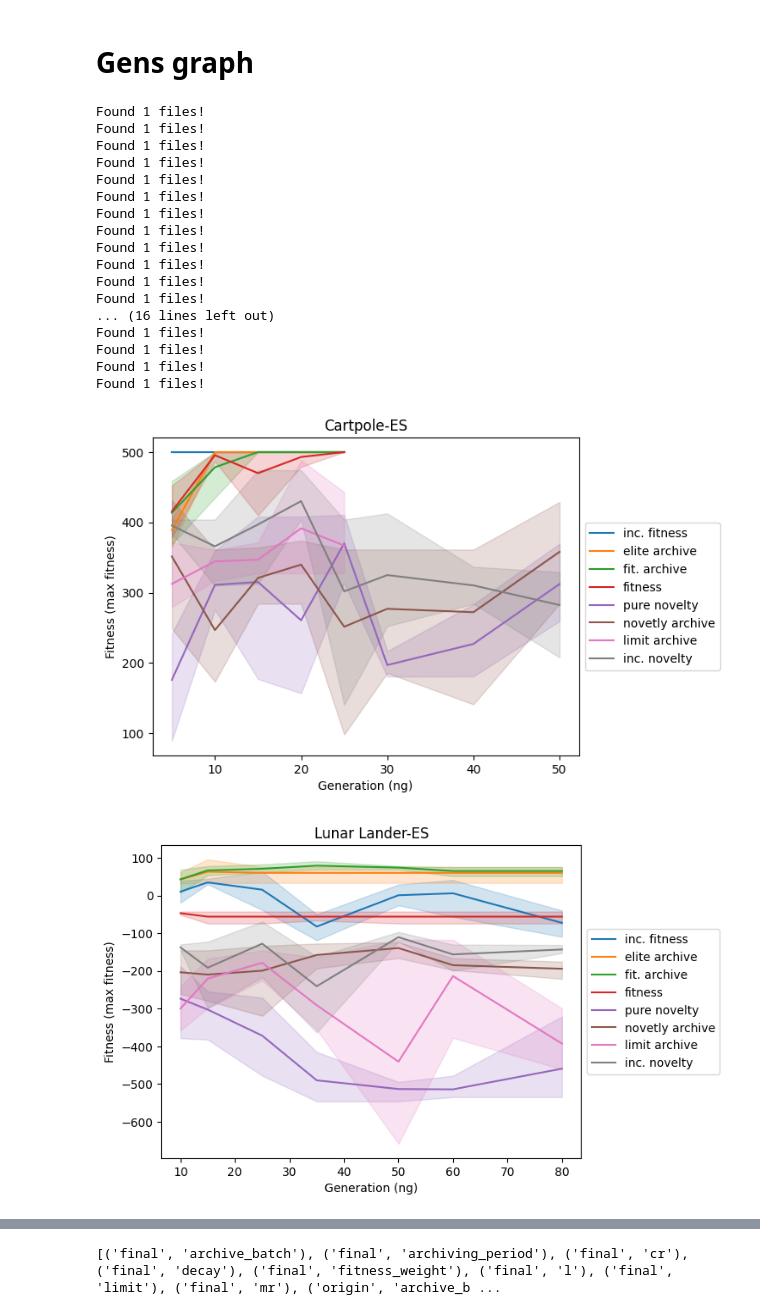
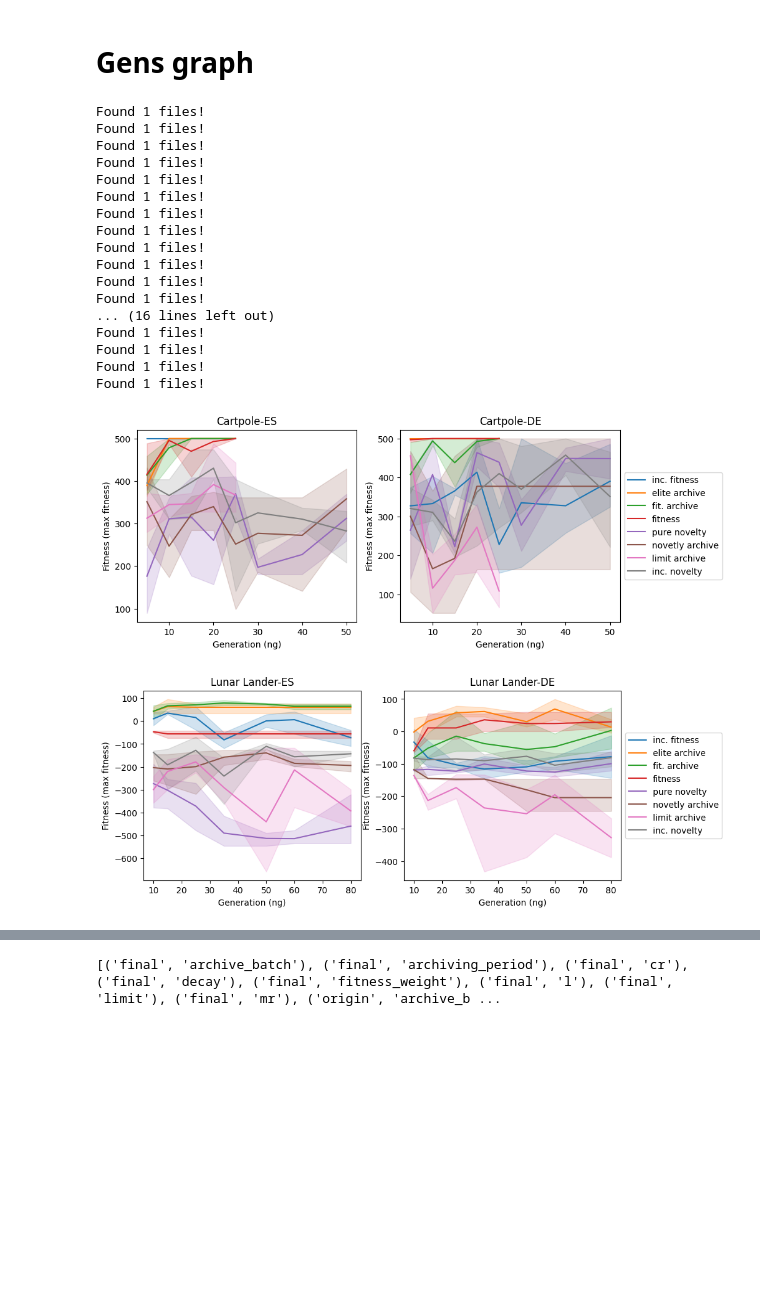
Before and after one commit to Schkliba/MastersThesis, a Jupyter notebook: final_analysis.ipynb, the cells around one changed output, grey strips where cells are left out. Cells and saved outputs as stored; diff of their text form; code cells hidden in the pictures; blank space fills up the shorter version.

```diff
--- a/final_analysis.ipynb
+++ b/final_analysis.ipynb
@@ -197,39 +192,41 @@ en = "lunarlander"
 alg = "diff"
 names = {"lunarlander":"server_try3", "cartpole":"server_try0"}
 
 def create_figures(names, attr):
     path = "./Docs/vzor-dp/img/"
-    for alg in ["lambda", "diff"]:
-        for en in cst.ENIVROMENTS:
-            plt.figure()
-            ax = plot_generations(en=en, alg=alg, name=names[en], attr=attr)
+    for en in cst.ENIVROMENTS:
+        fig,axes = plt.subplots(1,2,figsize=(10, 4))
+        for i, alg in enumerate(["lambda", "diff"]):
+            #plt.figure()
+            ax = plot_generations(en=en, alg=alg, name=names[en], attr=attr, ax=axes[i])
             handles, labels = ax.get_legend_handles_labels()
             new_labels = [container_naming[l] for l in labels]
             ax.legend_.remove()
             ax.set_xlabel("Generation (ng)")
             ax.set_ylabel(descriptions[attr])
-            plt.legend(handles, new_labels, loc="center left", bbox_to_anchor=(1, 0.5))
-            plt.title(f"{env_naming[en]}-{alg_naming[alg]}")
-            plt.savefig(path + f"generations_{en}_{alg}_{attr}.pdf", bbox_inches="tight")
+            ax.set_title(f"{env_naming[en]}-{alg_naming[alg]}")
+
+        plt.legend(handles, new_labels, loc="center left", bbox_to_anchor=(1, 0.5))
+        plt.savefig(path + f"generations_{en}_{attr}.pdf", bbox_inches="tight")
 
 create_figures(names, "max_fit")
 # %% [output]
 Found 1 files!
 Found 1 files!
 Found 1 files!
 Found 1 files!
 Found 1 files!
 Found 1 files!
 Found 1 files!
 Found 1 files!
 Found 1 files!
 Found 1 files!
 Found 1 files!
 Found 1 files!
 ... (16 lines left out)
 Found 1 files!
 Found 1 files!
 Found 1 files!
 Found 1 files!
-[figure, old version]
+[figure, new version]
-[figure, old version]
+[figure, new version]
```
Also changed, not shown: parts of 3 cells of this notebook, 34 other files.
